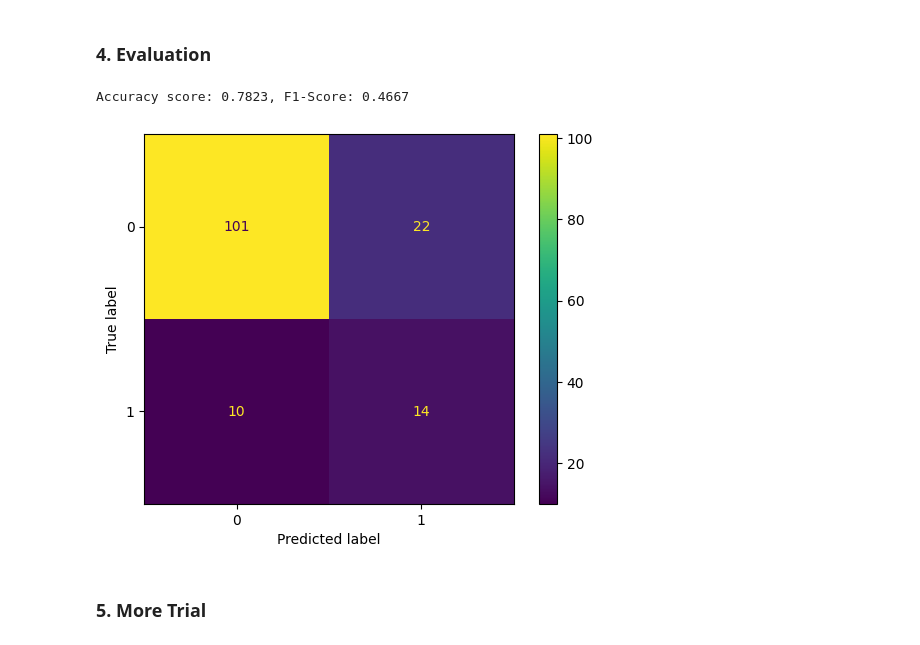
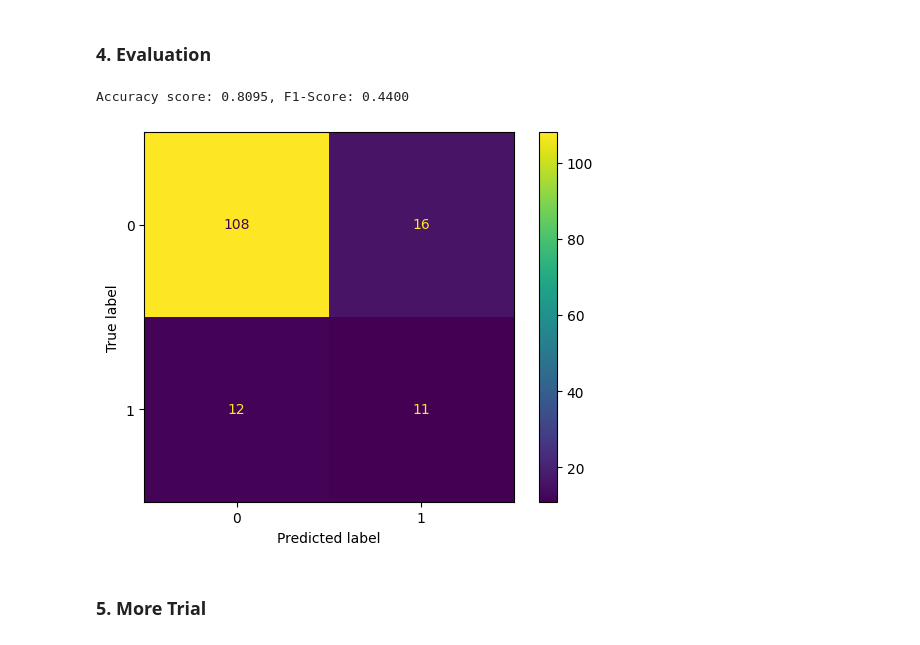
Before and after one commit to duong28022003/EmpAttrition, a Jupyter notebook: Traditional Models.ipynb, the cells around one changed output. Drawn from its saved outputs; the diff is of its cells as text; code cells hidden in the pictures.

```diff
--- a/Traditional Models.ipynb
+++ b/Traditional Models.ipynb
@@ -275,12 +308,12 @@ def plot_cm(validation_set = 'train', clf = model):
 # %%
 # load model
 model = CatBoostClassifier()
-model.load_model('Models/Catboost/catboost_model__31_features__roc_auc_objective__1744045908.cbm')
+model.load_model('Models/Catboost/catboost_model__31_features__roc_auc_objective__1744050075.cbm')
 # plot confusion matrix
 plot_cm('test', model)
 # %% [output]
-Accuracy score: 0.7823, F1-Score: 0.4667
+Accuracy score: 0.8095, F1-Score: 0.4400
-[figure, old version]
+[figure, new version]
 # %% [markdown]
 ### 5. More Trial
 # %% [markdown]
```
Also changed, not shown: parts of 1 cell of this notebook.
